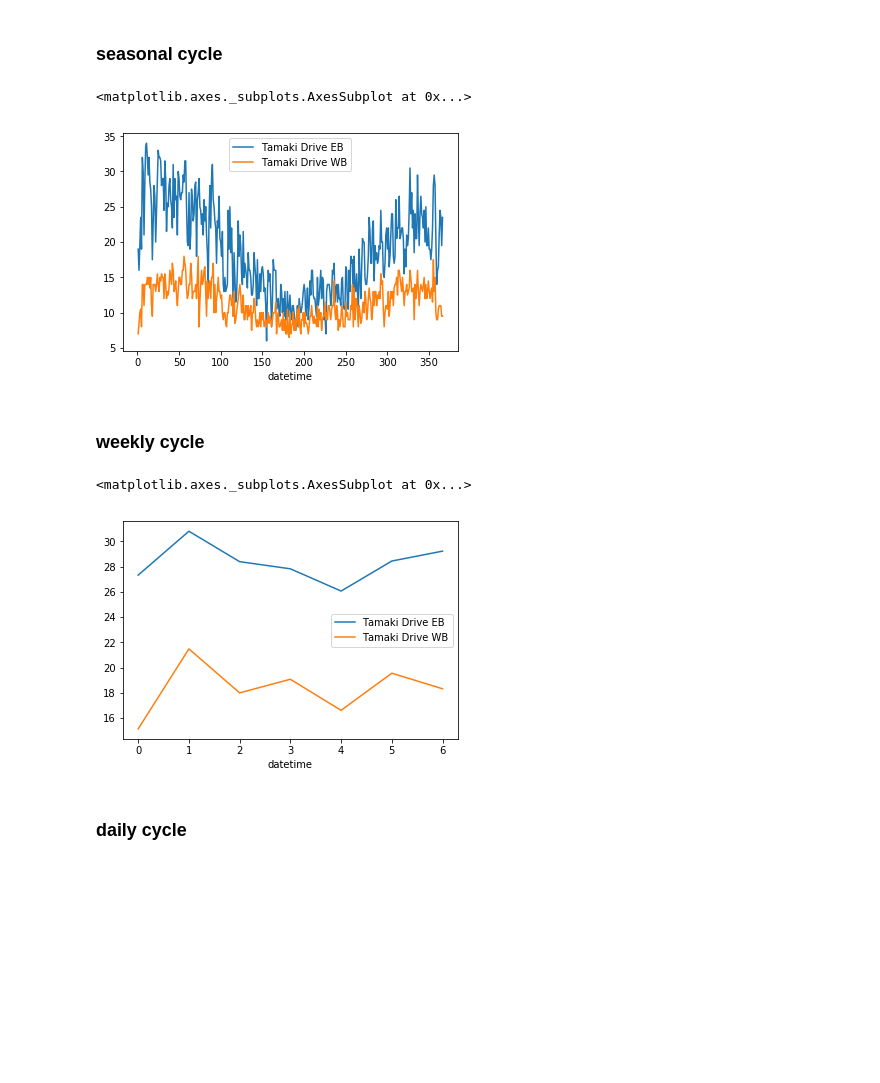
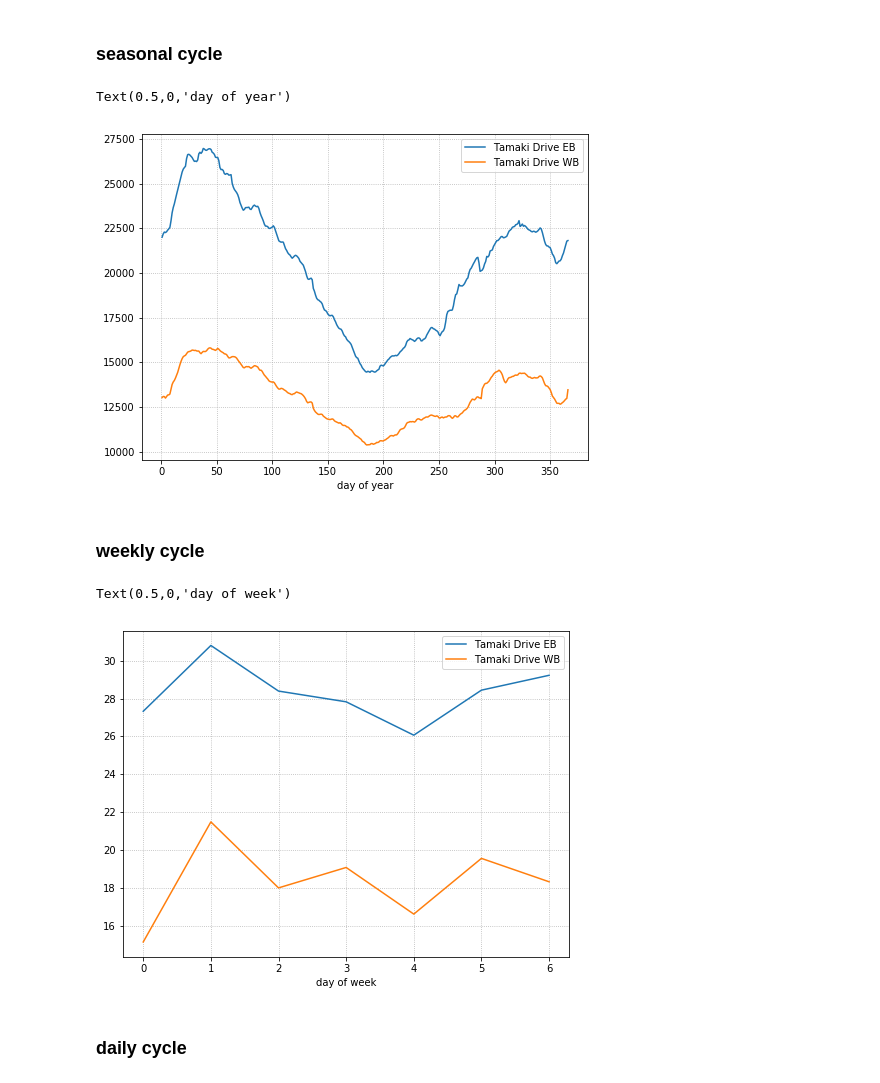
Before and after one commit to kinow/Auckland_cycling, a Jupyter notebook: notebooks/time-series.ipynb, the cells around one changed output. Saved outputs shown, nothing was run; the diff lists cells and outputs as text; code cells hidden in the pictures; blank space fills up the shorter version.

```diff
--- a/notebooks/time-series.ipynb
+++ b/notebooks/time-series.ipynb
@@ -61,18 +128,24 @@ array([<matplotlib.axes._subplots.AxesSubplot object at 0x...>,
 [figure]
 # %% [markdown]
 ### seasonal cycle
-# %%
-df.groupby(df.index.dayofyear).median().plot()
-# %% [output]
-<matplotlib.axes._subplots.AxesSubplot at 0x...>
-[figure, removed]
+# %%
+f, ax = plt.subplots(figsize=(8,6))
+df.rolling(window=30*24, center=True).sum().groupby(df.index.dayofyear).mean().plot(ax=ax)
+ax.grid(ls=':')
+ax.set_xlabel('day of year')
+# %% [output]
+Text(0.5,0,'day of year')
+[figure, added]
 # %% [markdown]
 ### weekly cycle
-# %%
-df.groupby(df.index.dayofweek).mean().plot()
-# %% [output]
-<matplotlib.axes._subplots.AxesSubplot at 0x...>
-[figure, removed]
+# %%
+f, ax = plt.subplots(figsize=(8,6))
+df.groupby(df.index.dayofweek).mean().plot(ax=ax)
+ax.grid(ls=':')
+ax.set_xlabel('day of week')
+# %% [output]
+Text(0.5,0,'day of week')
+[figure, added]
 # %% [markdown]
 ### daily cycle
 # %%
```
Also changed, not shown: parts of 71 cells of this notebook.
